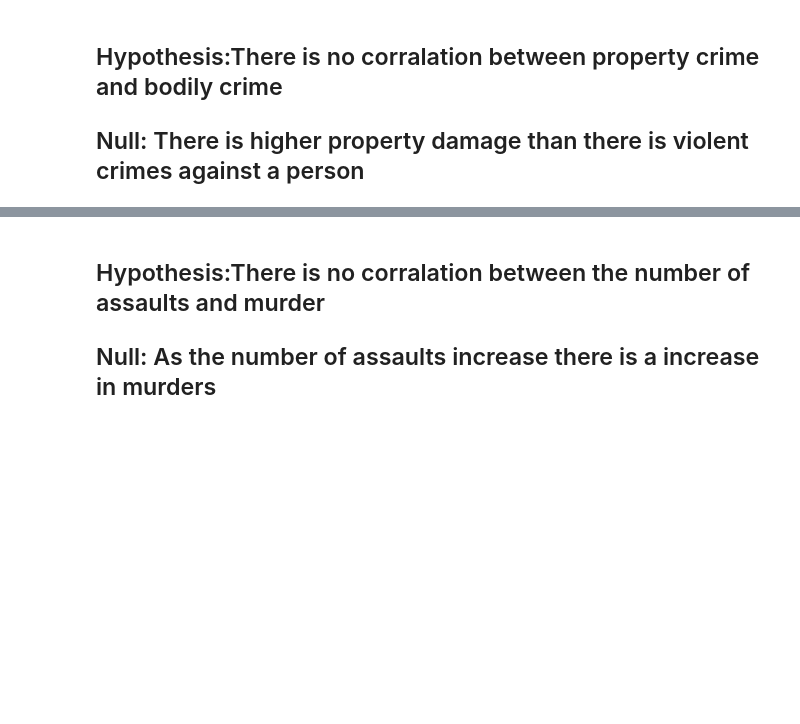
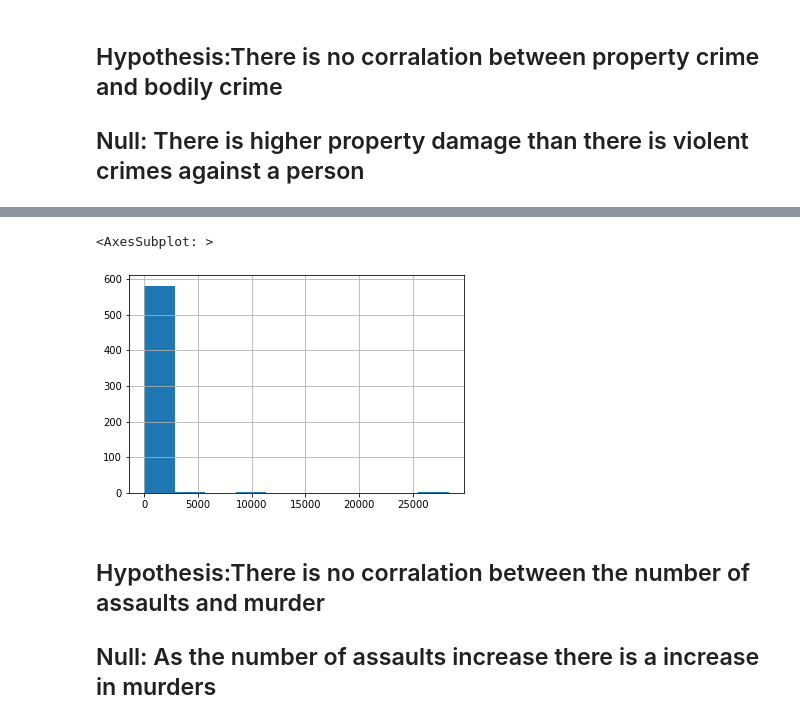
Before and after one commit to Mt122606/Curous-Conquers-, a Jupyter notebook: CuriousConquersProject/DATA/USPoliceReport2021.ipynb, the cells around one changed output, grey strips where cells are left out. Cells and saved outputs as stored; diff of their text form; code cells hidden in the pictures; blank space fills up the shorter version.

```diff
--- a/CuriousConquersProject/DATA/USPoliceReport2021.ipynb
+++ b/CuriousConquersProject/DATA/USPoliceReport2021.ipynb
@@ -42,3 +94,8 @@ Analysis:
+# %%
+USpolice21.ViolentCrime[USpolice21.State == 'TEXAS'].hist()
+# %% [output]
+<AxesSubplot: >
+[figure, added]
 # %% [markdown]
 ## Hypothesis:There is no corralation between the number of assaults and murder
 ## Null: As the number of assaults increase there is a increase in murders
```
Also changed, not shown: parts of 11 cells of this notebook, 3 other files.
